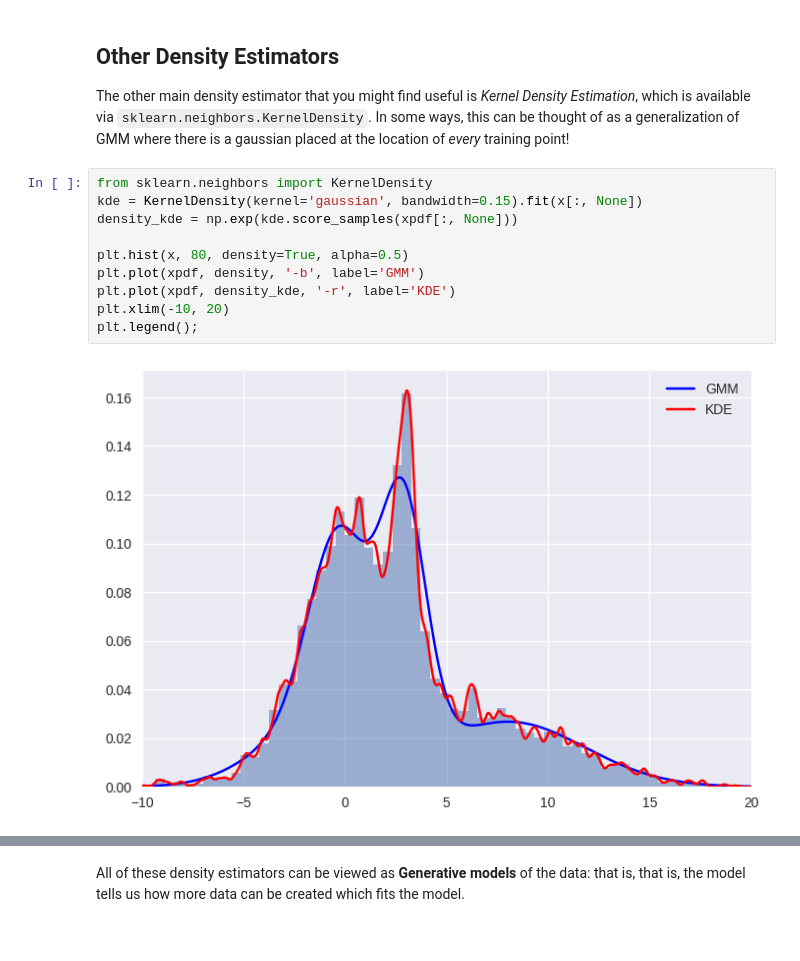
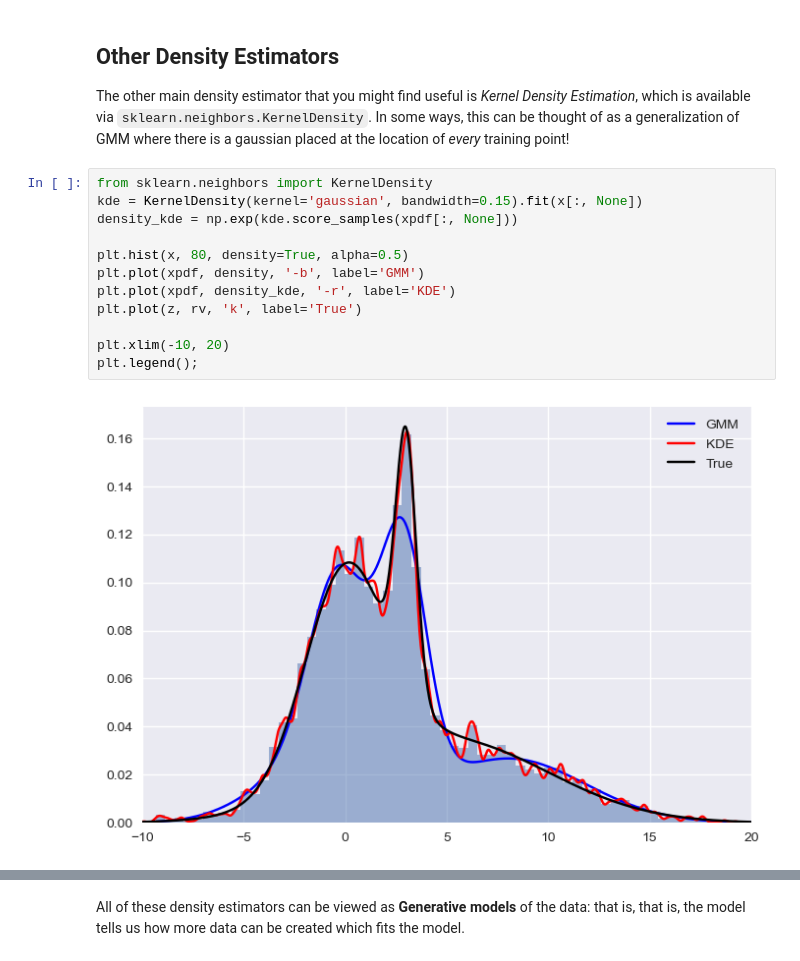
Before and after one commit to brockparker/Coursework, a Jupyter notebook: ASTR-513/Lectures/Scikit-learn-master/notebooks/04.3-Density-GMM.ipynb, the cells around one changed output, grey strips where cells are left out. Cells and saved outputs as stored; diff of their text form.

```diff
--- a/ASTR-513/Lectures/Scikit-learn-master/notebooks/04.3-Density-GMM.ipynb
+++ b/ASTR-513/Lectures/Scikit-learn-master/notebooks/04.3-Density-GMM.ipynb
@@ -247,15 +247,17 @@ The other main density estimator that you might find useful is *Kernel Density E
 # %%
 from sklearn.neighbors import KernelDensity
 kde = KernelDensity(kernel='gaussian', bandwidth=0.15).fit(x[:, None])
 density_kde = np.exp(kde.score_samples(xpdf[:, None]))
 
 plt.hist(x, 80, density=True, alpha=0.5)
 plt.plot(xpdf, density, '-b', label='GMM')
 plt.plot(xpdf, density_kde, '-r', label='KDE')
+plt.plot(z, rv, 'k', label='True')
+
 plt.xlim(-10, 20)
 plt.legend();
 # %% [output]
-[figure, old version]
+[figure, new version]
 # %%
 from sklearn.neighbors import KernelDensity
 kde = KernelDensity(kernel='gaussian', bandwidth=0.15).fit(x[:, None])
```
Also changed, not shown: parts of 4 cells of this notebook, 2 other files.
